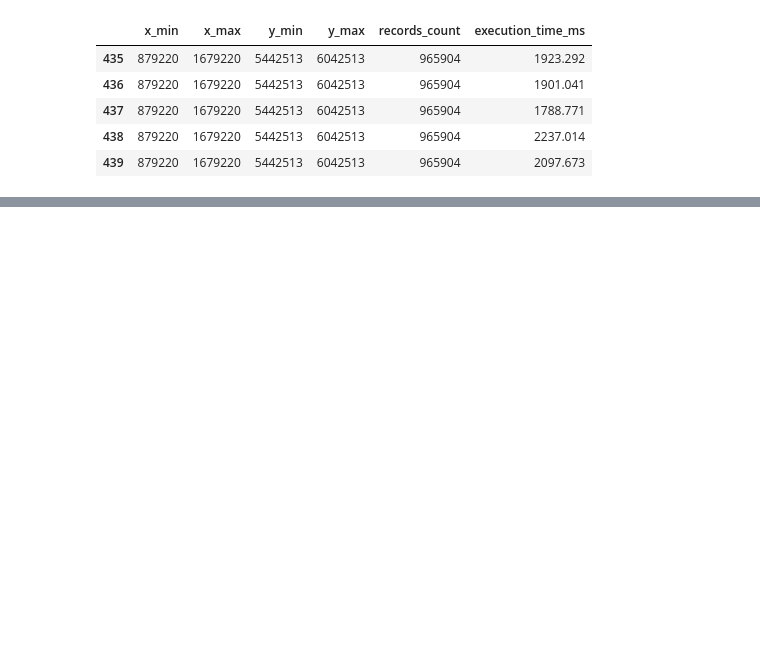
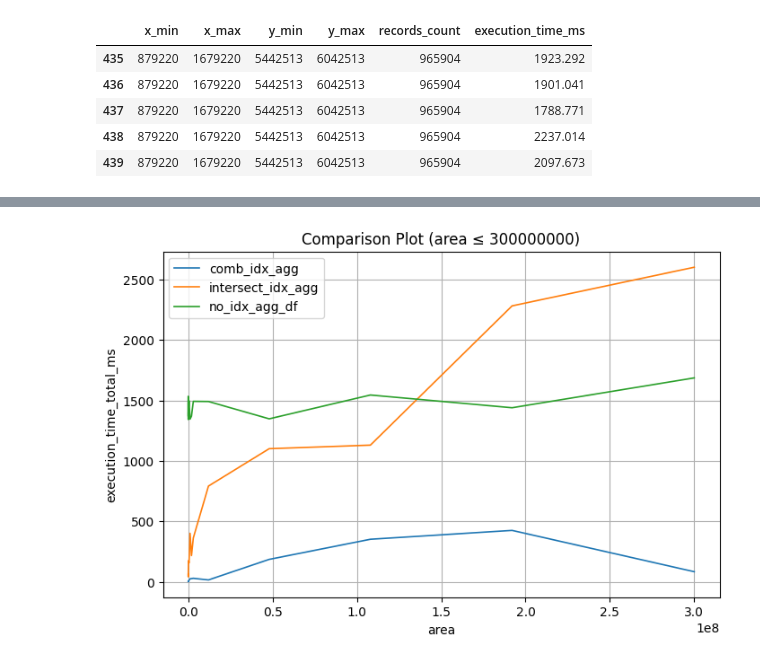
Before and after one commit to deyme17/SQLite_Index_benchmarks, a Jupyter notebook: results/results_analysis.ipynb, the cells around one changed output, grey strips where cells are left out. Cells and saved outputs as stored; diff of their text form; code cells hidden in the pictures; blank space fills up the shorter version.

```diff
--- a/results/results_analysis.ipynb
+++ b/results/results_analysis.ipynb
@@ -40,0 +147,7 @@ comb_idx_df.tail(5)
+# %%
+compare_data(data_list=[comb_idx_agg_df, intersect_agg_df, no_idx_agg_df],
+             labels=["comb_idx_agg", "intersect_idx_agg", "no_idx_agg_df"],
+             x="area", y="execution_time_total_ms",
+             threshold=300_000_000, below=True)
+# %% [output]
+[figure, added]
```
Also changed, not shown: parts of 22 cells of this notebook.
